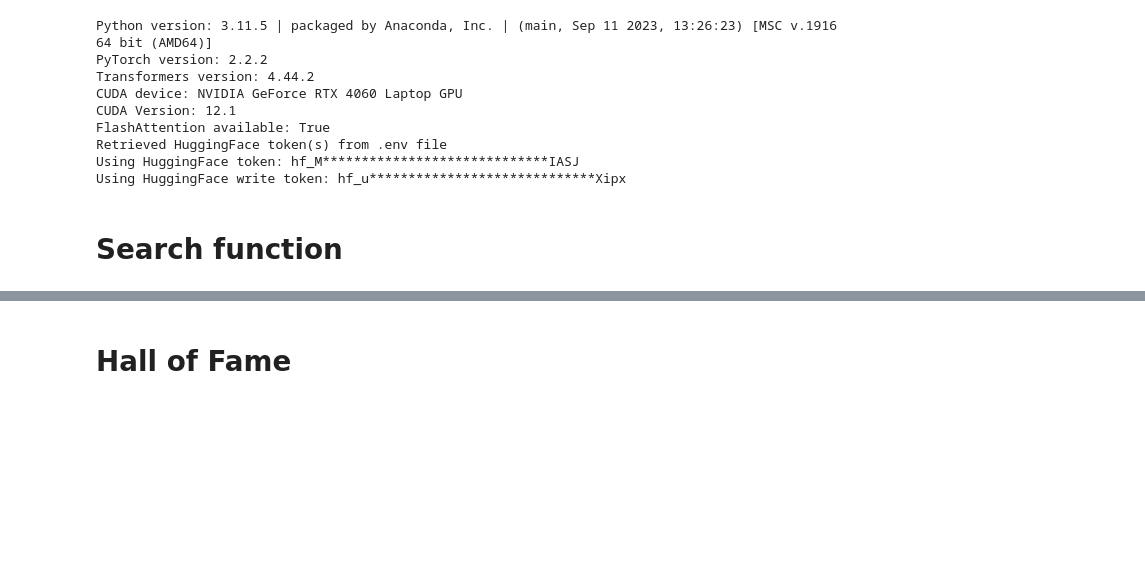
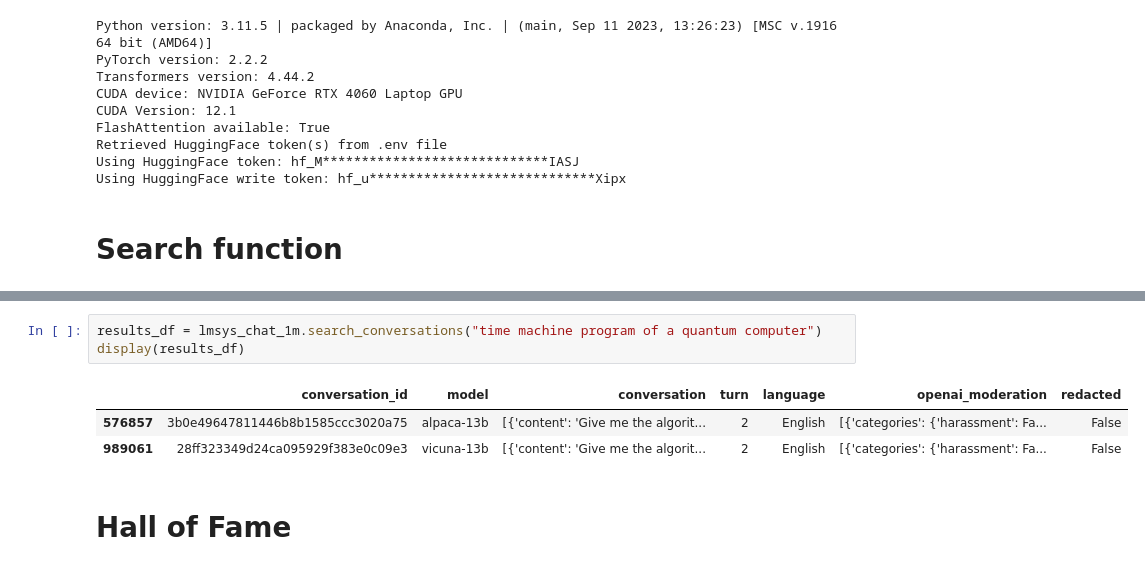
Before and after one commit to reddgr/chatbot-response-scoring-scbn-rqtl, a Jupyter notebook: lmsys-chatbot-arena-hall-of-fame.ipynb, the cells around one changed output, grey strips where cells are left out. Cells and saved outputs as stored; diff of their text form; blank space fills up the shorter version.

```diff
--- a/lmsys-chatbot-arena-hall-of-fame.ipynb
+++ b/lmsys-chatbot-arena-hall-of-fame.ipynb
@@ -58,6 +59,13 @@ display(results_df)
 | 331684 | 50af35a643c34b34bd58f2a4dc7180d3 | llama-13b | [{'content': 'logos, (Greek: “wor... | 11 | English | [{'categories': {'harassment': Fa... | True |
 | 397110 | 29dc022a8c6d4f3287b6412355b6cf83 | oasst-pythia-12b | [{'content': 'logos, (Greek: “wor... | 8 | English | [{'categories': {'harassment': Fa... | True |
 | 885070 | 26480e3052274b3cb7185934714323ae | chatglm-6b | [{'content': 'logos, (Greek: “wor... | 2 | English | [{'categories': {'harassment': Fa... | True |
+# %%
+results_df = lmsys_chat_1m.search_conversations("time machine program of a quantum computer")
+display(results_df)
+# %% [output]
+|  | conversation_id | model | conversation | turn | language | openai_moderation | redacted |
+| 576857 | 3b0e49647811446b8b1585ccc3020a75 | alpaca-13b | [{'content': 'Give me the algorit... | 2 | English | [{'categories': {'harassment': Fa... | False |
+| 989061 | 28ff323349d24ca095929f383e0c09e3 | vicuna-13b | [{'content': 'Give me the algorit... | 2 | English | [{'categories': {'harassment': Fa... | False |
 # %% [markdown]
 # Hall of Fame
 # %% [markdown]
```
Also changed, not shown: parts of 6 cells of this notebook.
